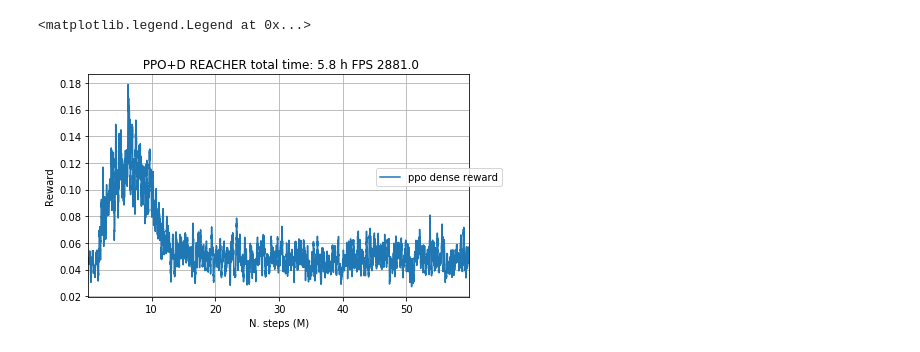
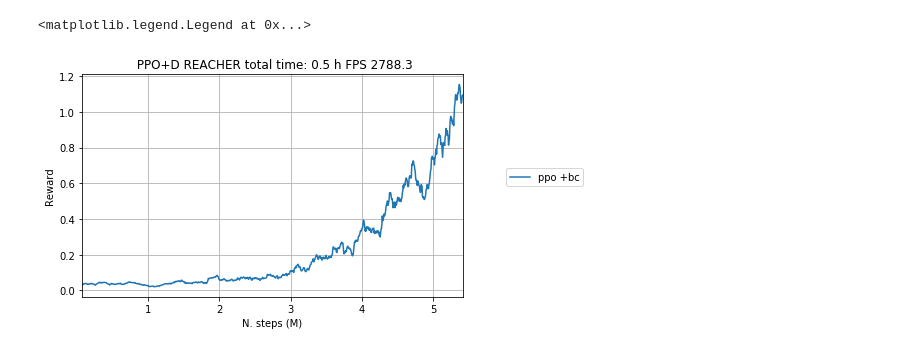
Before and after one commit to compsciencelab/ppo_D, a Jupyter notebook: animal/monitor acrobot.ipynb, the cells around one changed output. Saved outputs shown, nothing was run; the diff lists cells and outputs as text; code cells hidden in the pictures.

```diff
--- a/animal/monitor acrobot.ipynb
+++ b/animal/monitor acrobot.ipynb
@@ -26,33 +26,33 @@ def get_data(my_dir):
     df['perf'].where(df['perf']>0,0,inplace=True)
     df['goal'] = df['perf']>0.9  #guess a threadshold
 
     return df
 
 
-my_dir = '/workspace8/gabriele/RUNS/exp_reacher_ppobc_6'
+my_dir = '/workspace8/gabriele/RUNS/exp_reacher_ppobc_10'
 df = get_data(my_dir)
 
 
 
 time_limit = 0
 fig = plt.figure(clear=True, figsize=(15,9))
 
 
 roll = 1000
 total_time = df['t'].iloc[-1]
 total_steps = df['l'].sum()
 total_episodes = df['r'].size
 
 ax = plt.subplot(2, 2, 1)
 ax.set_title(' {} total time: {:.1f} h FPS {:.1f}'.format('PPO+D REACHER',total_time/3600, total_steps/total_time))
-df[['f','reward_woD']].rolling(roll).mean().iloc[0:-1:40].plot('f','reward_woD',  ax=ax,label='ppo dense reward')
+df[['f','reward_woD']].rolling(roll).mean().iloc[0:-1:40].plot('f','reward_woD',  ax=ax,label='ppo +bc')
 
 ax.set_xlabel('N. steps (M)')
 ax.set_ylabel('Reward')
 #plt.xlim((0, 20))
 ax.grid(True)
 #ax.legend(loc=4, prop={'size': 10})#
 ax.legend(bbox_to_anchor=(1.1, 0.6))
 # %% [output]
 <matplotlib.legend.Legend at 0x...>
-[figure, old version]
+[figure, new version]
```
Also changed, not shown: 3 other files.
